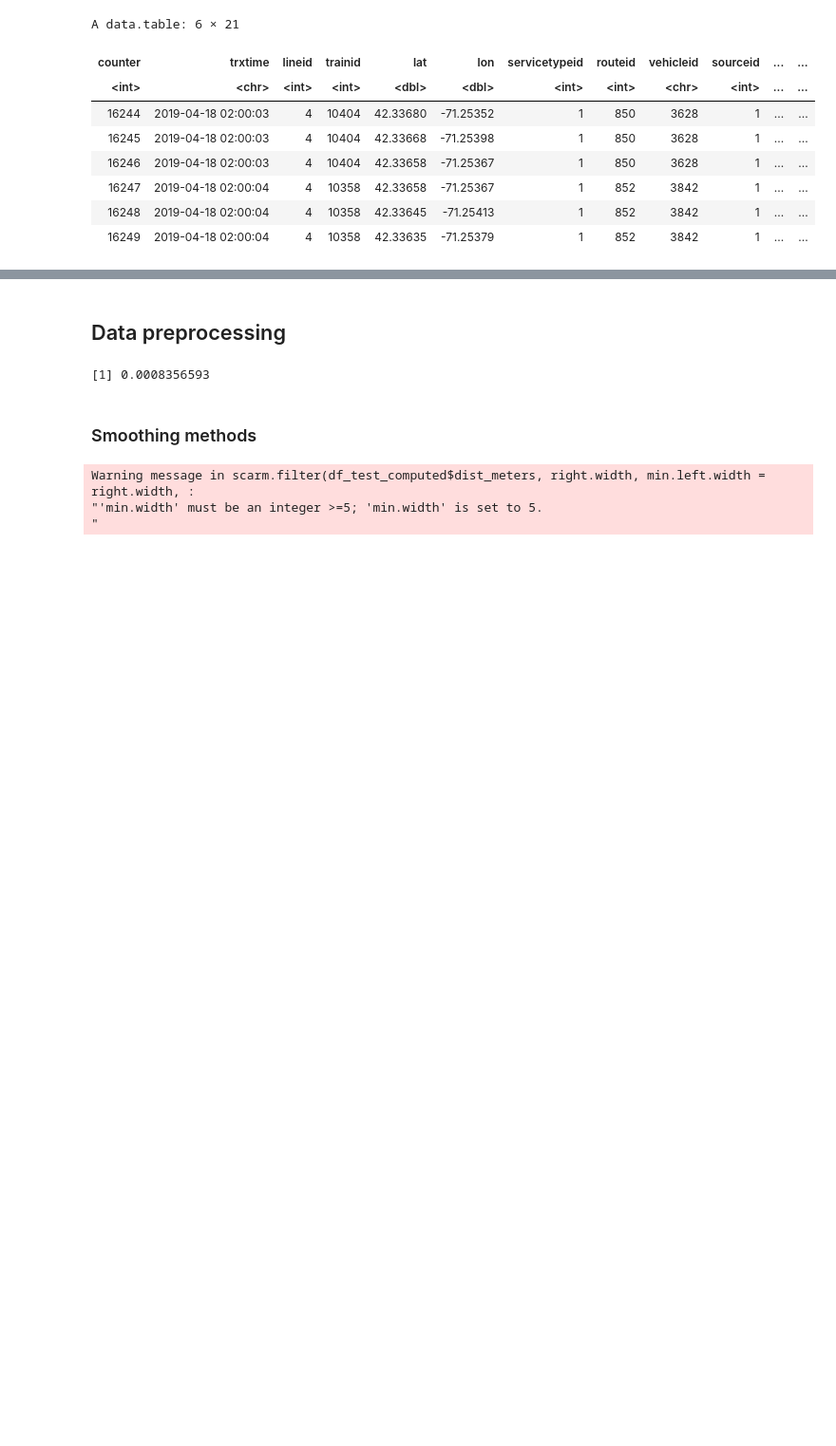
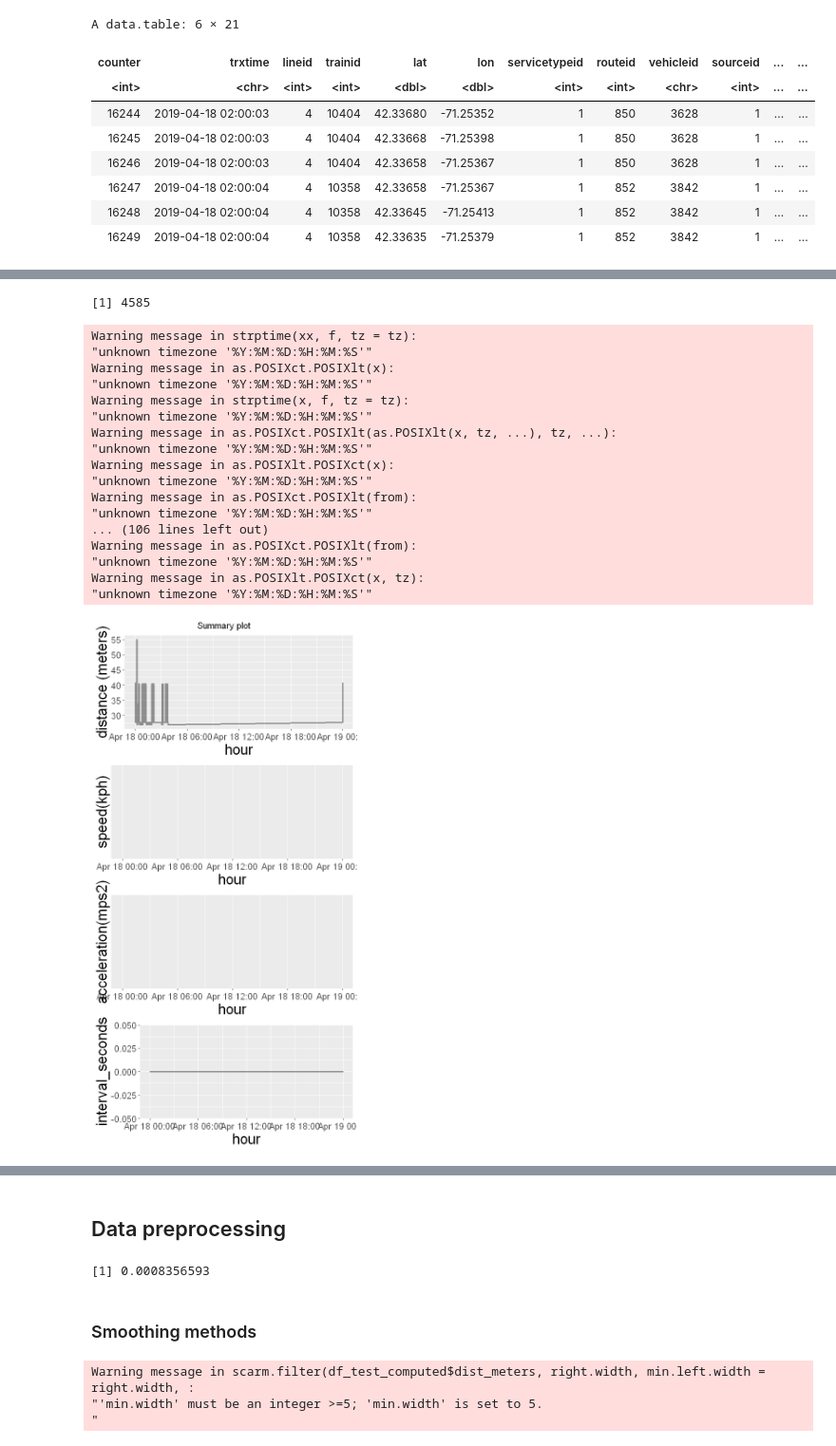
Before and after one commit to narslab/treem, a Jupyter notebook: bin/jupyter/vehicle-trajectory-computation.ipynb, the cells around one changed output, grey strips where cells are left out. Shown at 95% size. Saved outputs shown, nothing was run; the diff lists cells and outputs as text; code cells hidden in the pictures; blank space fills up the shorter version.

Commit message:
Add the summary table for each line

```diff
--- a/bin/jupyter/vehicle-trajectory-computation.ipynb
+++ b/bin/jupyter/vehicle-trajectory-computation.ipynb
@@ -195,0 +211,24 @@ ERROR: Error: Google now requires an API key.
+# %%
+train_plot = function(df){
+     df_test_computed = df
+    df_test_computed$time = as.POSIXct(df_test_computed$trxtime,"%Y:%M:%D:%H:%M:%S")
+    p1 = ggplot(df_test_computed) +
+    geom_line(aes(x = time, y=dist_meters),size = 1,alpha = 0.4) +
+    theme(axis.text=element_text(size = 12),axis.title.x = element_text(size = 20),axis.title.y = element_text(size = 20),title= element_text(size = 20))+
+    labs(y = "distance (meters)", x = "hour")
+    p2 =  ggplot(df_test_computed) +
+    geom_line(aes(x = time, y=speed_kph),size = 1,alpha = 0.4) +
+    theme(axis.text=element_text(size = 12),axis.title.x = element_text(size = 20),axis.title.y = element_text(size = 20),title= element_text(size = 20))+
+    labs( y = "speed(kph)", x = "hour")
+    p3 = ggplot(df_test_computed) +
+    geom_line(aes(x = time, y=accel_mps2),size = 1,alpha = 0.4) +
+    theme(axis.text=element_text(size = 12),axis.title.x = element_text(size = 20),axis.title.y = element_text(size = 20),title= element_text(size = 20))+
+    labs(y = "acceleration(mps2)", x = "hour")
+    p4 = ggplot(df_test_computed) +
+    geom_line(aes(x = time, y=interval_seconds),size = 1,alpha = 0.4) +
+    theme(axis.text=element_text(size = 12),axis.title.x = element_text(size = 20),axis.title.y = element_text(size = 20),title= element_text(size = 20))+
+    labs(y = "interval_seconds", x = "hour")
+    options(repr.plot.width = 5, repr.plot.height = 10)
+    grid.arrange(p1, p2, p3, p4, ncol = 1, nrow = 4,top ="Summary plot")
+    return(df_test_computed)
+}
@@ -195,0 +237,2 @@ ERROR: Error: Google now requires an API key.
+# %%
+df_green_test = green_subset(850,10404,'3628',18,4,3628,3878)
@@ -195,0 +261,4 @@ ERROR: Error: Google now requires an API key.
+# %%
+# Computation
+df_green_test_dis = compute_distance(df_green_test)
+df_green_test_dis_speed_accel = compute_speed_acceleration(df_green_test_dis)
@@ -195,0 +287,2 @@ ERROR: Error: Google now requires an API key.
+# %%
+d1 = df_green_test_dis_speed_accel[ interval_seconds == 0]
@@ -195,0 +311,26 @@ ERROR: Error: Google now requires an API key.
+# %%
+nrow(df_green_test_dis_speed_accel[interval_seconds == 0])
+# %% [output]
+[1] 4585
+# %%
+# Plot
+df_green_test_dis_speed_accel_plot = train_plot(d1)
+# %% [output]
+Warning message in strptime(xx, f, tz = tz):
+"unknown timezone '%Y:%M:%D:%H:%M:%S'"
+Warning message in as.POSIXct.POSIXlt(x):
+"unknown timezone '%Y:%M:%D:%H:%M:%S'"
+Warning message in strptime(x, f, tz = tz):
+"unknown timezone '%Y:%M:%D:%H:%M:%S'"
+Warning message in as.POSIXct.POSIXlt(as.POSIXlt(x, tz, ...), tz, ...):
+"unknown timezone '%Y:%M:%D:%H:%M:%S'"
+Warning message in as.POSIXlt.POSIXct(x):
+"unknown timezone '%Y:%M:%D:%H:%M:%S'"
+Warning message in as.POSIXct.POSIXlt(from):
+"unknown timezone '%Y:%M:%D:%H:%M:%S'"
+... (106 lines left out)
+Warning message in as.POSIXct.POSIXlt(from):
+"unknown timezone '%Y:%M:%D:%H:%M:%S'"
+Warning message in as.POSIXlt.POSIXct(x, tz):
+"unknown timezone '%Y:%M:%D:%H:%M:%S'"
+[figure, added]
```
Also changed, not shown: parts of 50 cells of this notebook.
